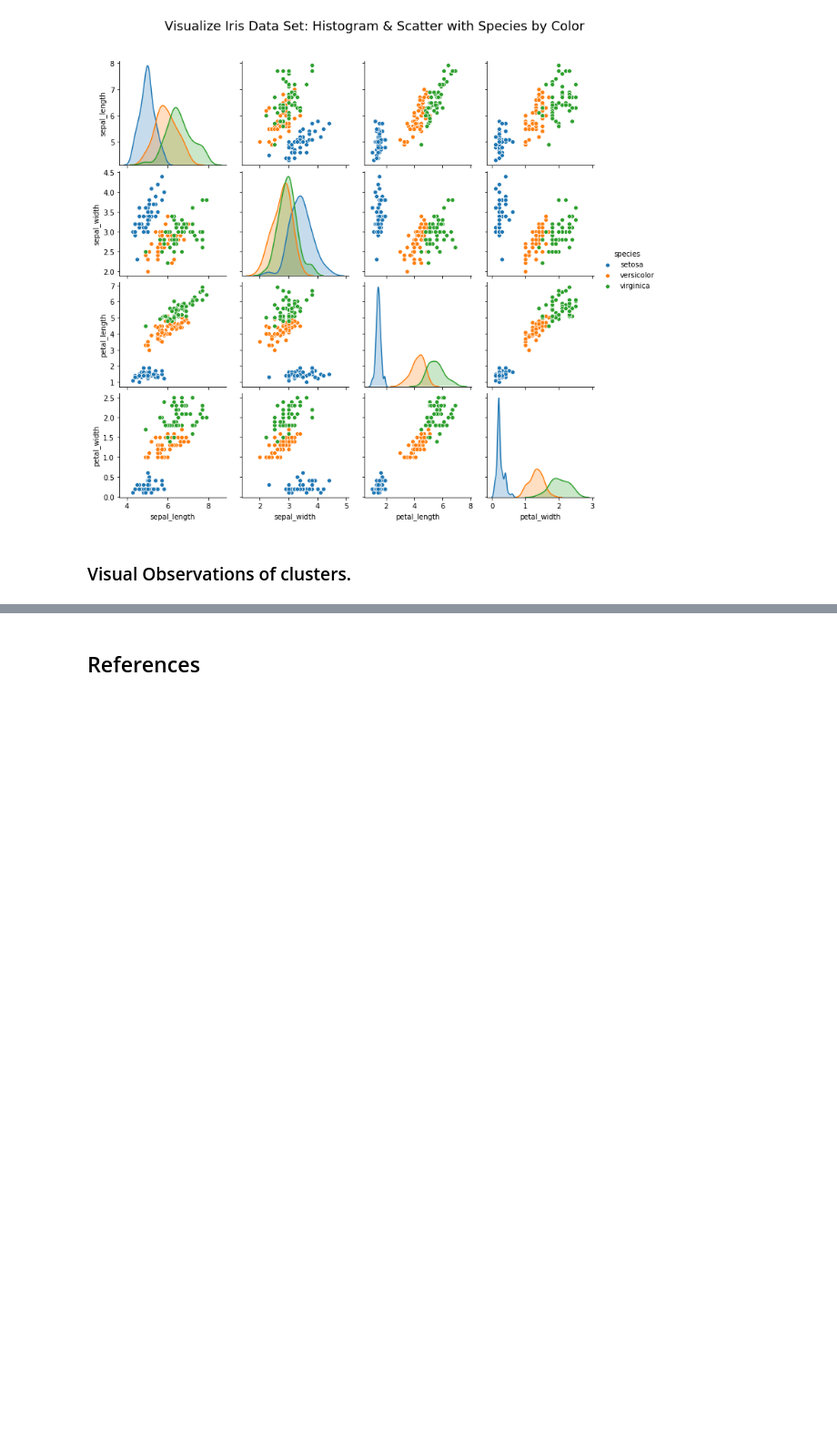
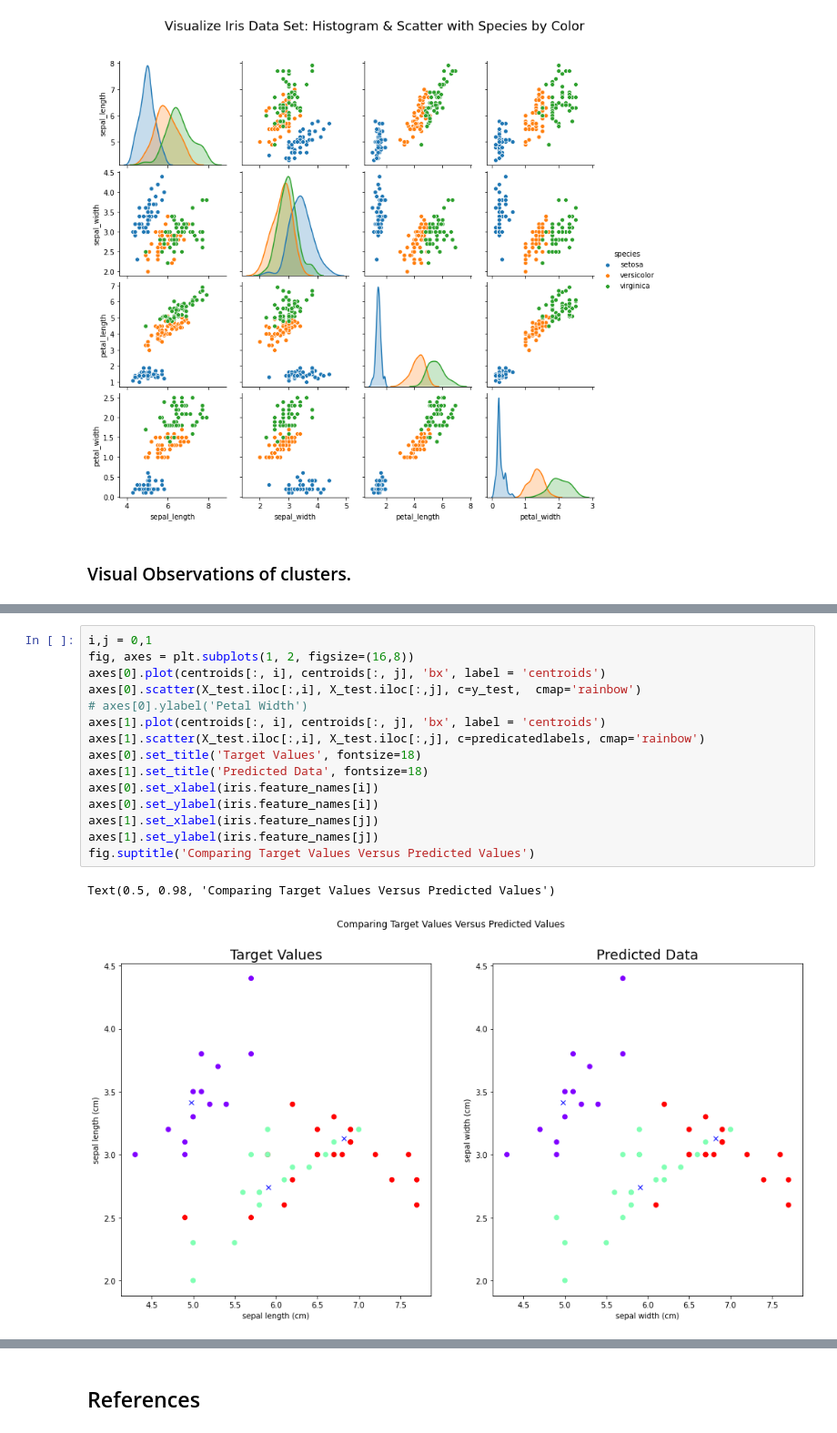
Before and after one commit to fionaoriordan/MLS_Tasks, a Jupyter notebook: Tasks.ipynb, the cells around one changed output, grey strips where cells are left out. Shown: that part at 91% size. Cells and saved outputs as stored; diff of their text form; blank space fills up the shorter version.

```diff
--- a/Tasks.ipynb
+++ b/Tasks.ipynb
@@ -916,0 +882,18 @@ array([0, 0, 0, 0, 0, 0, 0, 0, 0, 0, 0, 0, 0, 0, 0, 0, 0, 0, 0, 0, 0, 0,
+# %%
+i,j = 0,1
+fig, axes = plt.subplots(1, 2, figsize=(16,8))
+axes[0].plot(centroids[:, i], centroids[:, j], 'bx', label = 'centroids')
+axes[0].scatter(X_test.iloc[:,i], X_test.iloc[:,j], c=y_test,  cmap='rainbow')
+# axes[0].ylabel('Petal Width')
+axes[1].plot(centroids[:, i], centroids[:, j], 'bx', label = 'centroids')
+axes[1].scatter(X_test.iloc[:,i], X_test.iloc[:,j], c=predicatedlabels, cmap='rainbow')
+axes[0].set_title('Target Values', fontsize=18)
+axes[1].set_title('Predicted Data', fontsize=18)
+axes[0].set_xlabel(iris.feature_names[i])
+axes[0].set_ylabel(iris.feature_names[i])
+axes[1].set_xlabel(iris.feature_names[j])
+axes[1].set_ylabel(iris.feature_names[j])
+fig.suptitle('Comparing Target Values Versus Predicted Values')
+# %% [output]
+Text(0.5, 0.98, 'Comparing Target Values Versus Predicted Values')
+[figure, added]
```
Also changed, not shown: parts of 58 cells of this notebook.
